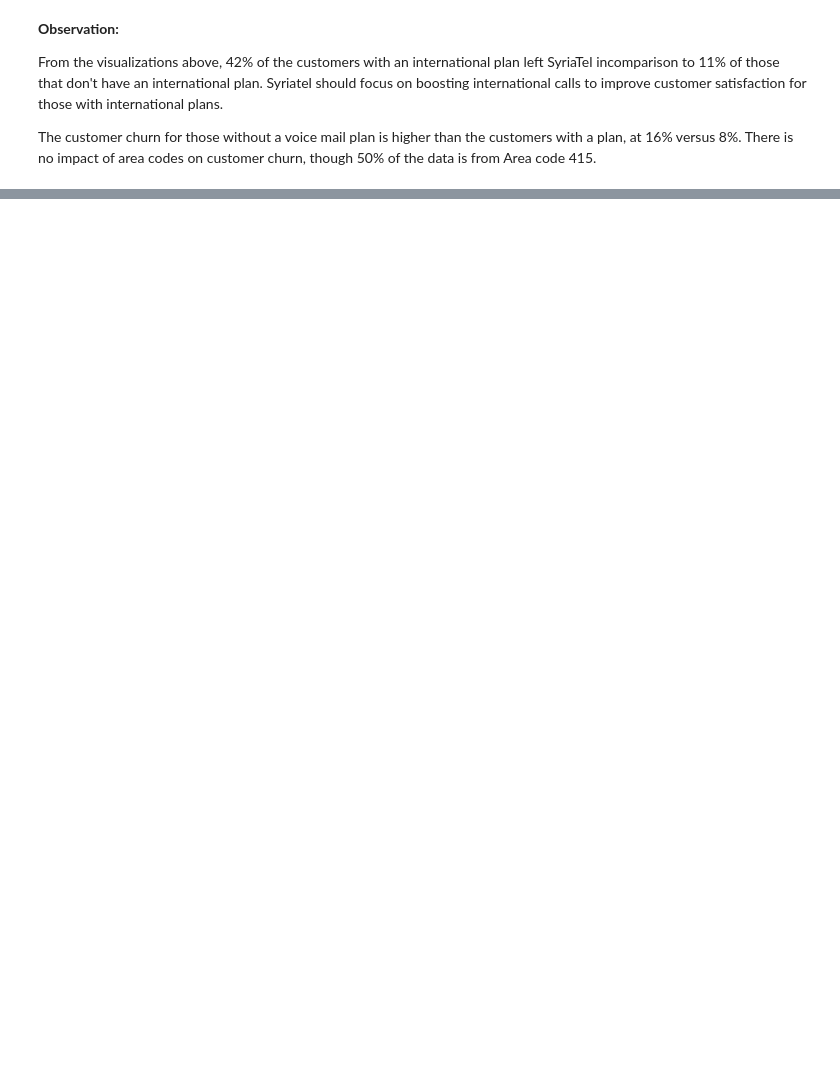
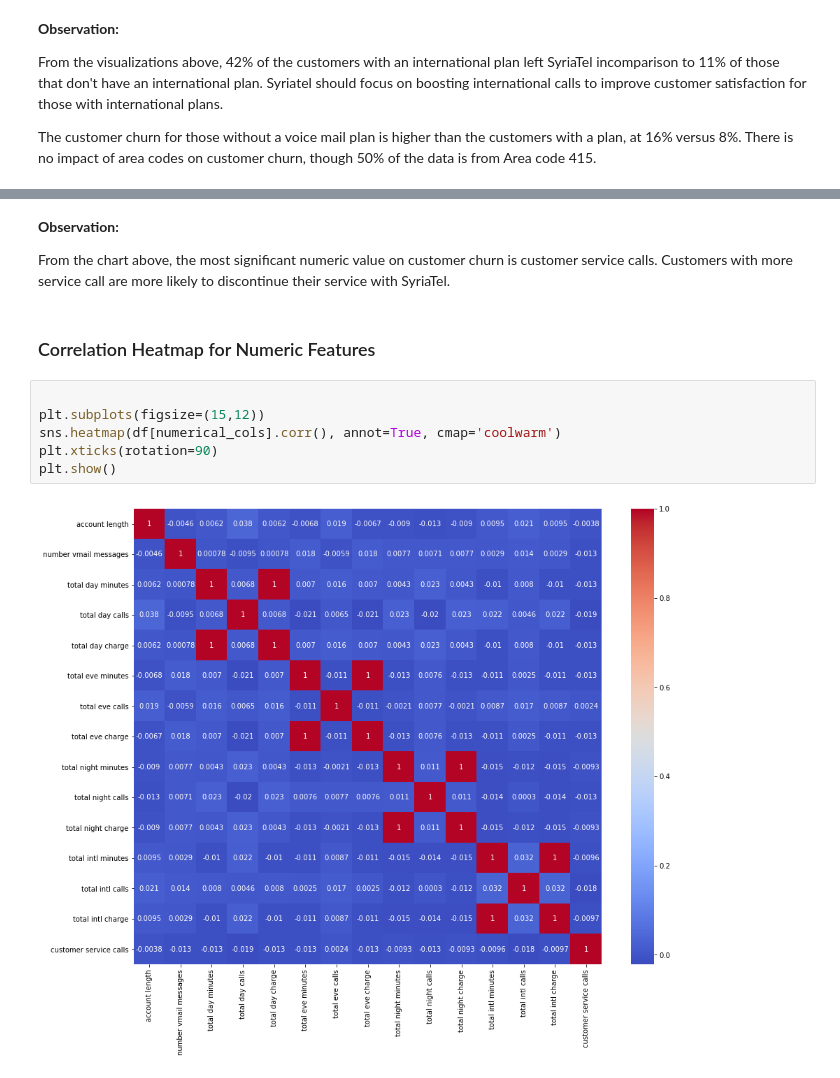
Before and after one commit to joakimTI/SyriaTel-Customer-Churn-Classifier, a Jupyter notebook: index.ipynb, the cells around one changed output, grey strips where cells are left out. Cells and saved outputs as stored; diff of their text form; blank space fills up the shorter version.

```diff
--- a/index.ipynb
+++ b/index.ipynb
@@ -275,0 +313,14 @@ The customer churn for those without a voice mail plan is higher than the custom
+# %% [markdown]
+**Observation:**
+
+From the chart above, the most significant numeric value on customer churn is customer service calls. Customers with more service call are more likely to discontinue their service with SyriaTel.
+# %% [markdown]
+### Correlation Heatmap for Numeric Features
+# %%
+
+plt.subplots(figsize=(15,12))
+sns.heatmap(df[numerical_cols].corr(), annot=True, cmap='coolwarm')
+plt.xticks(rotation=90)
+plt.show()
+# %% [output]
+[figure, added]
```
Also changed, not shown: parts of 6 cells of this notebook.
